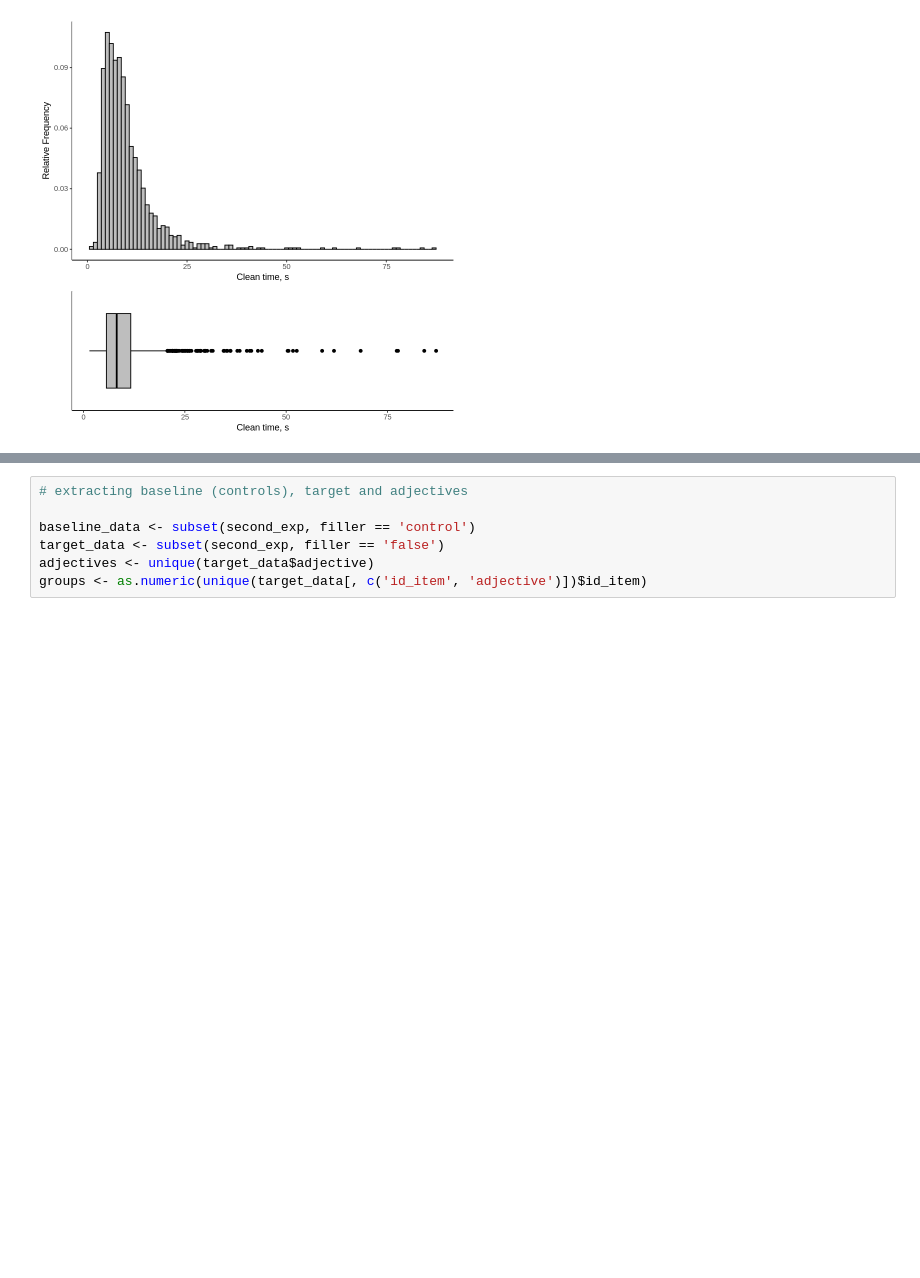
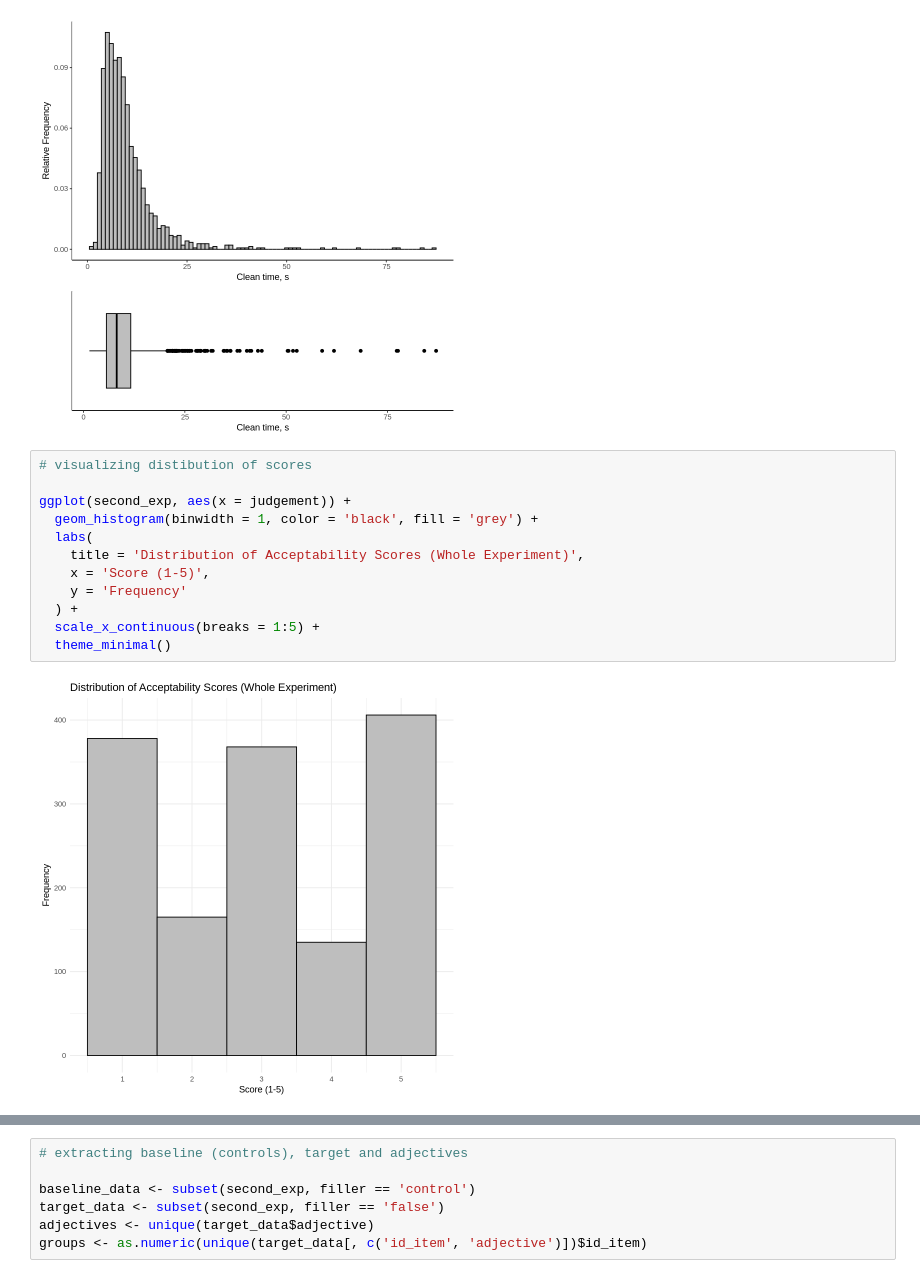
Before and after one commit to KatiaKozlova/stat-project, a Jupyter notebook: stat_project.ipynb, the cells around one changed output, grey strips where cells are left out. Drawn from its saved outputs; the diff is of its cells as text; blank space fills up the shorter version.

```diff
--- a/stat_project.ipynb
+++ b/stat_project.ipynb
@@ -305,4 +308,18 @@ plt2 <- second_exp %>% select(clean_time) %>%
 egg::ggarrange(plt2, plt1, heights = 2:1)
 # %% [output]
 [figure]
+# %%
+# visualizing distibution of scores
+
+ggplot(second_exp, aes(x = judgement)) +
+  geom_histogram(binwidth = 1, color = 'black', fill = 'grey') +
+  labs(
+    title = 'Distribution of Acceptability Scores (Whole Experiment)',
+    x = 'Score (1-5)',
+    y = 'Frequency'
+  ) +
+  scale_x_continuous(breaks = 1:5) +
+  theme_minimal()
+# %% [output]
+[figure, added]
 # %% [markdown]
```
Also changed, not shown: parts of 20 cells of this notebook.
